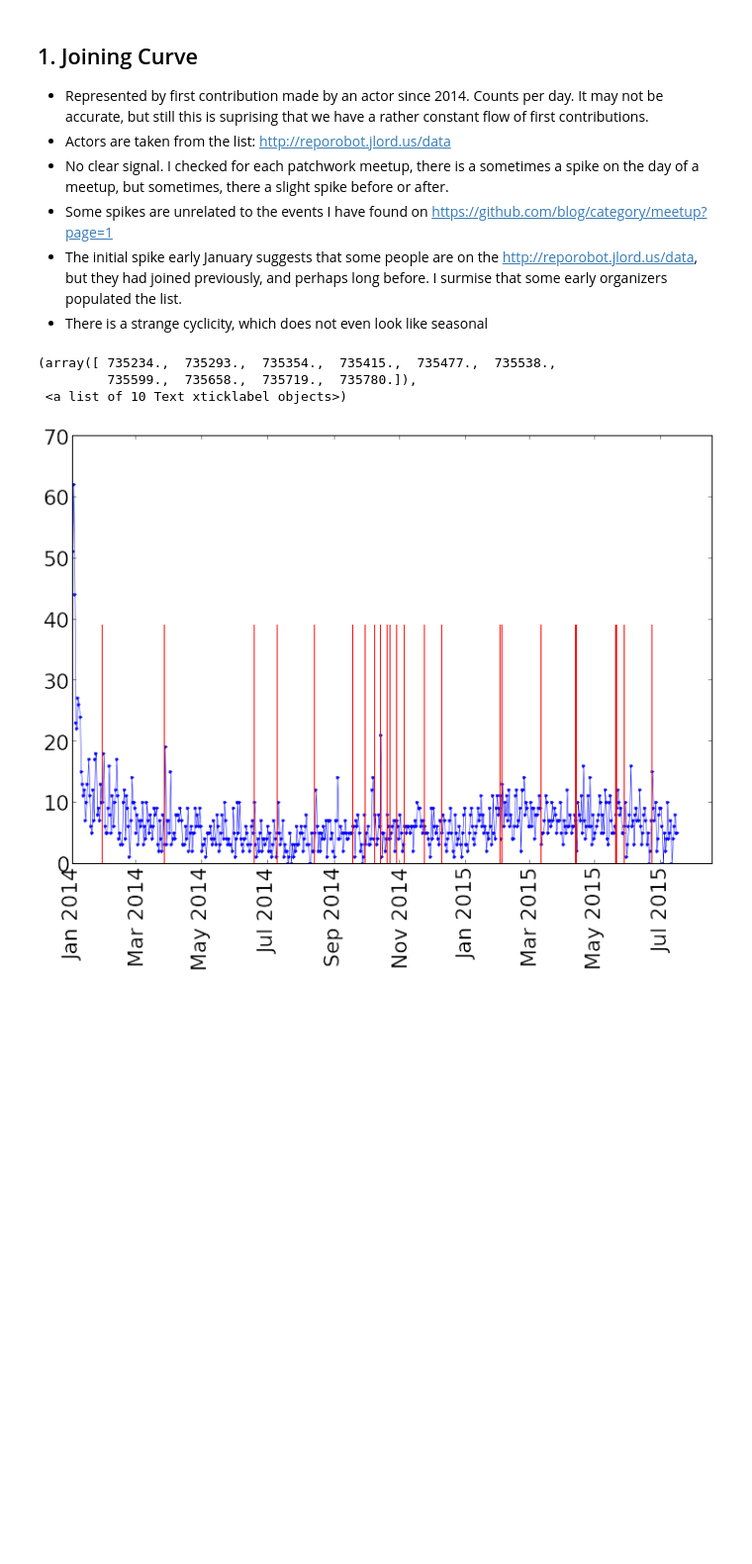
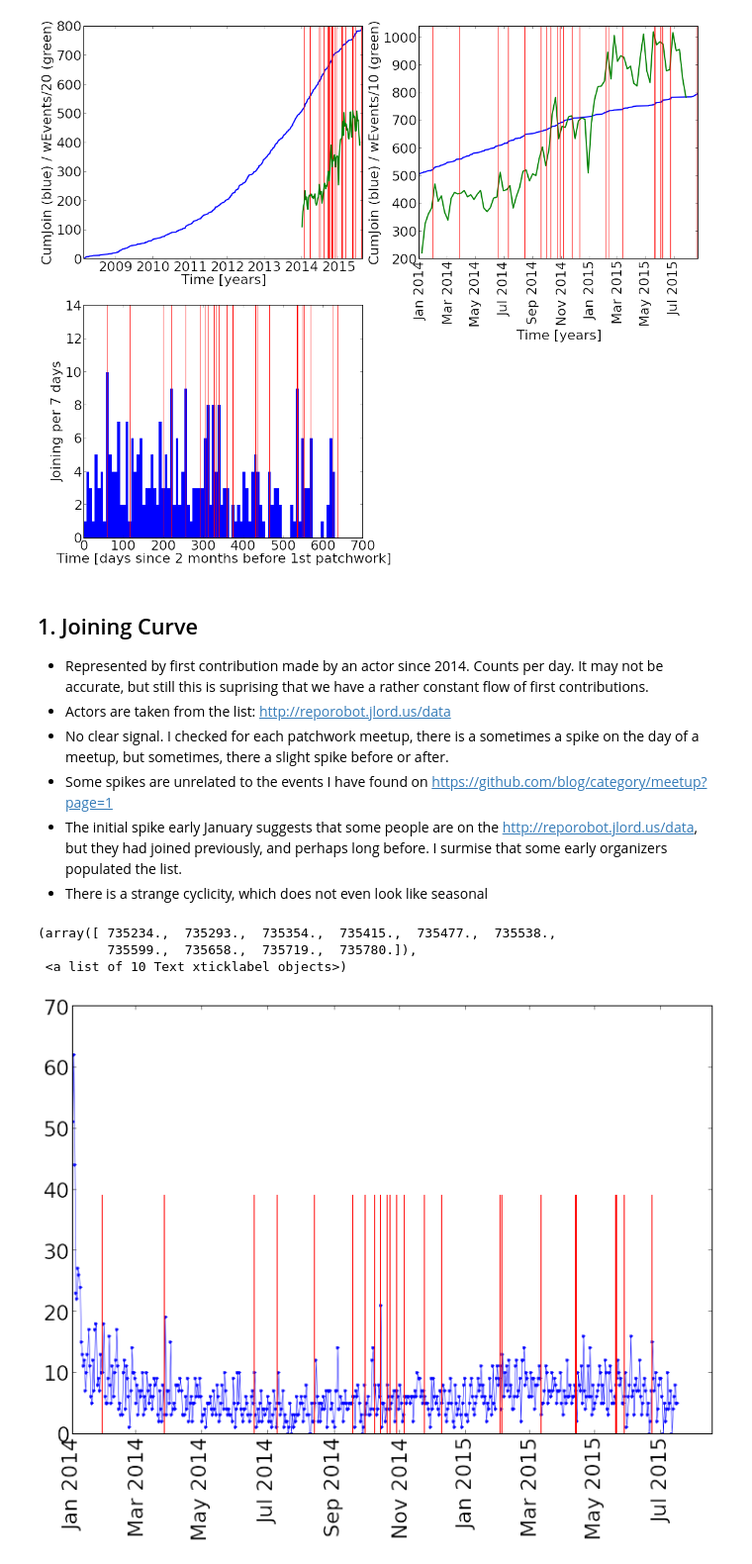
Before and after one commit to wazaahhh/patchwork, a Jupyter notebook: patchwork.ipynb, the cells around one changed output. Shown: that part at 99% size. Cells and saved outputs as stored; diff of their text form; code cells hidden in the pictures; blank space fills up the shorter version.

Commit message:
updated joining graphs with participant lists

```diff
--- a/patchwork.ipynb
+++ b/patchwork.ipynb
@@ -1,20 +1,22 @@
 # %%
 import pylab as pl
-matplotlib.rcParams.update({'font.size': 22,'legend.fontsize': 14})
+matplotlib.rcParams.update({'font.size': 22,'legend.fontsize': 10})
 import pandas as pd
+from datetime import datetime,timedelta
+figureDir = "/home/ubuntu/github/patchwork/figures/"
 
 sys.path.append("/home/ubuntu/github/patchwork/")
 try:
     reload(parseUserNames)
     reload(analyze_patchwork)
+    reload(parseEvents)
 except:
     import parseUserNames
     import analyze_patchwork
+    import parseEvents
 
 from parseUserNames import *
 from analyze_patchwork import *
+from parseEvents import *
 
 #df,df2014,df2015,resampled = build_main_df()
-dic = makeEventList()
-df = pd.DataFrame(dic)
-df.index = df['date']
@@ -20,0 +27,2 @@ df.index = df['date']
+# %%
+userDic,pwDates = parseUsers()
@@ -21,3 +51,60 @@ df.index = df['date']
+# %%
+pl.figure(1,(18,15))
+pl.subplot(221)
+y = np.arange(1,len(jDates)+1)
+pl.plot(jDates,y,lw=2)
+y = range(0,800)
+for date in pwDates:
+    pl.plot([date]*len(y),y,'r-',lw=1)
+
+#Count Events
+resol = "1W"
+x = df.user.resample(resol,how="count").index
+y = df.user.resample(resol,how="count").values
+pl.plot(x,y/20.,'-',lw=2)
+
+pl.xlabel("Time [years]")
+pl.ylabel("Cumulative Joining")
+pl.ylabel("CumJoin (blue) / wEvents/20 (green)")
+#pl.xticks(rotation=90)
+
+pl.subplot(222)
+#Joining Rate
+y = np.arange(1,len(jDates)+1)
+pl.plot(jDates,y,lw=2)
+
+#Count Events
+resol = "1W"
+x = df.user.resample(resol,how="count").index
+y = df.user.resample(resol,how="count").values
+pl.plot(x,y/10.,'-',lw=2)
+
+#Patchwork Events
+y = range(0,max(y)/10+20)
+for date in pwDates:
+    pl.plot([date]*len(y),y,'r-',lw=1)
+    pl.xlim(xmin=pwDates[0]-timedelta(days=30))
+    pl.ylim(200,max(y))
+
+pl.xlabel("Time [years]")
+pl.ylabel("CumJoin (blue) / wEvents/10 (green)")
+pl.xticks(rotation=90)
+
+
+pl.subplot(223)
+bar(H[1][:-1]-H[1][0],H[0],width=dayRes,lw=0)
+pl.xlabel("Time [days since 2 months before 1st patchwork]")
+pl.ylabel("Joining per %s days"%dayRes)
+
+y= range(0,15)
+for date in pwDates:
+    pl.plot([pwDatesTS - H[1][0]]*len(y),y,'r-',lw=1)
+
+
+pl.xticks(rotation=0)
+pl.savefig(figureDir + "cumulativeJoining.png")
+# %% [output]
+[figure, added]
 # %% [markdown]
 ## 1. Joining Curve
 
```
Also changed, not shown: parts of 2 cells of this notebook, 2 other files.
